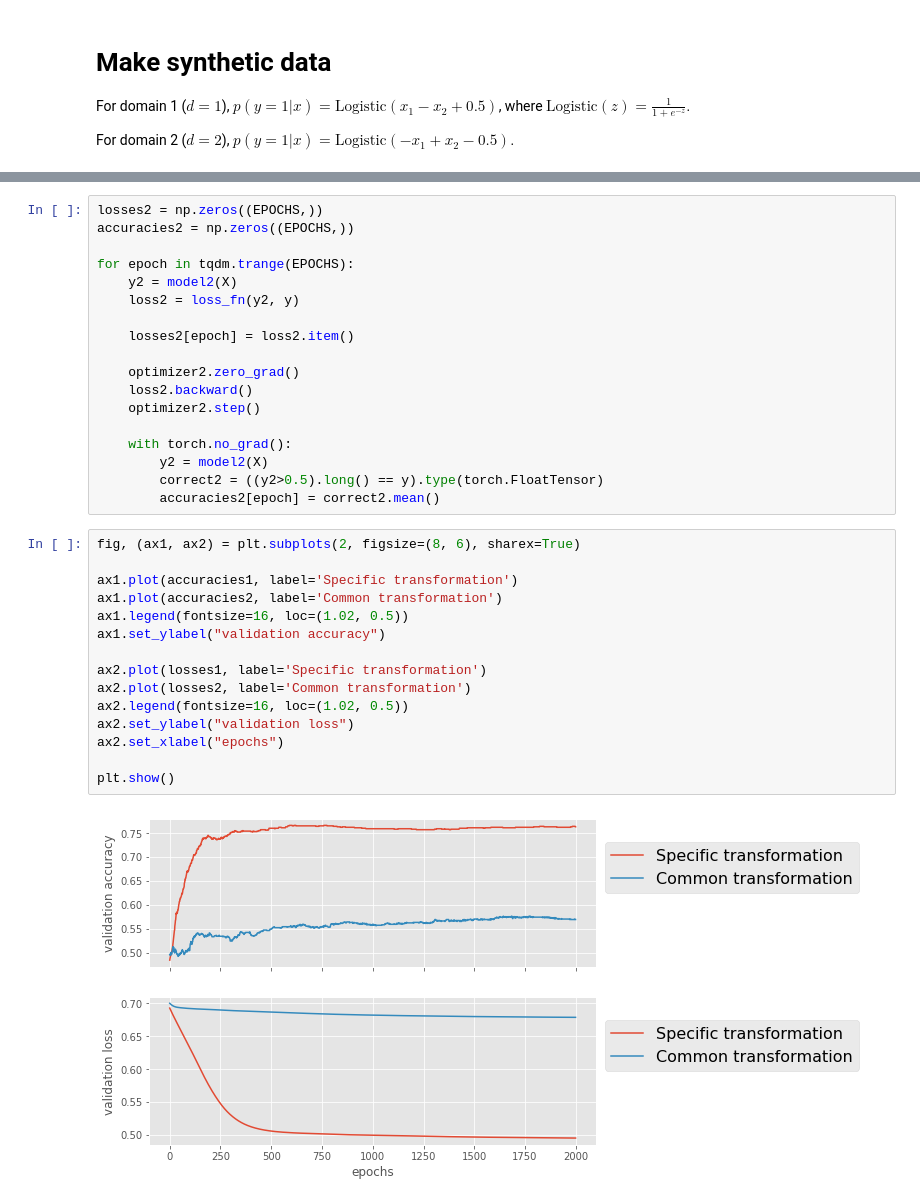
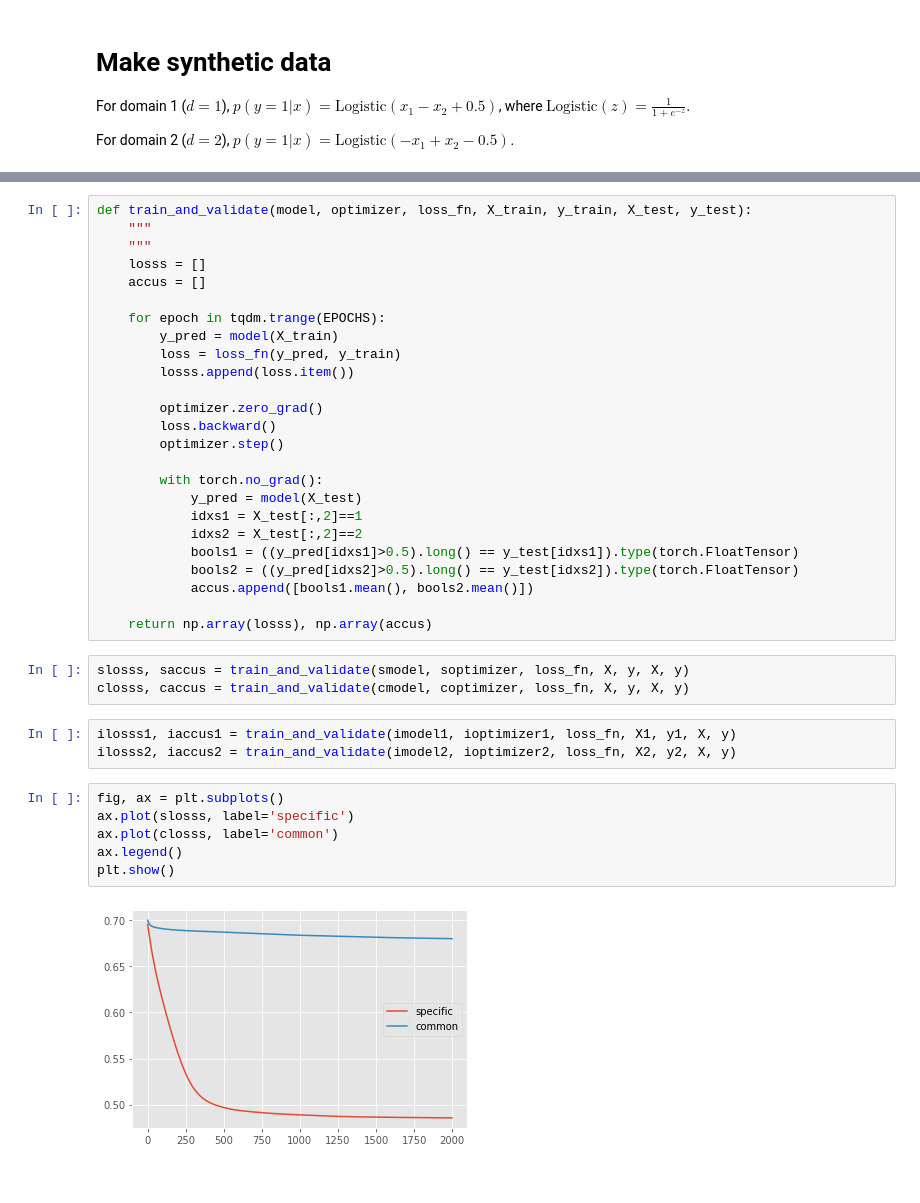
Before and after one commit to leihuang/scrapbook, a Jupyter notebook: ConsortiumSimulation.ipynb, the cells around one changed output, grey strips where cells are left out. Cells and saved outputs as stored; diff of their text form.

```diff
--- a/ConsortiumSimulation.ipynb
+++ b/ConsortiumSimulation.ipynb
@@ -115,35 +117,39 @@ for epoch in tqdm.trange(EPOCHS):
-# %%
-losses2 = np.zeros((EPOCHS,))
-accuracies2 = np.zeros((EPOCHS,))
-
-for epoch in tqdm.trange(EPOCHS):
-    y2 = model2(X)
-    loss2 = loss_fn(y2, y)
-
-    losses2[epoch] = loss2.item()
-
-    optimizer2.zero_grad()
-    loss2.backward()
-    optimizer2.step()
-
-    with torch.no_grad():
-        y2 = model2(X)
-        correct2 = ((y2>0.5).long() == y).type(torch.FloatTensor)
-        accuracies2[epoch] = correct2.mean()
-# %%
-fig, (ax1, ax2) = plt.subplots(2, figsize=(8, 6), sharex=True)
-
-ax1.plot(accuracies1, label='Specific transformation')
-ax1.plot(accuracies2, label='Common transformation')
-ax1.legend(fontsize=16, loc=(1.02, 0.5))
-ax1.set_ylabel("validation accuracy")
-
-ax2.plot(losses1, label='Specific transformation')
-ax2.plot(losses2, label='Common transformation')
-ax2.legend(fontsize=16, loc=(1.02, 0.5))
-ax2.set_ylabel("validation loss")
-ax2.set_xlabel("epochs")
-
-plt.show()
-# %% [output]
-[figure, removed]
+# %%
+def train_and_validate(model, optimizer, loss_fn, X_train, y_train, X_test, y_test):
+    """
+    """
+    losss = []
+    accus = []
+
+    for epoch in tqdm.trange(EPOCHS):
+        y_pred = model(X_train)
+        loss = loss_fn(y_pred, y_train)
+        losss.append(loss.item())
+
+        optimizer.zero_grad()
+        loss.backward()
+        optimizer.step()
+
+        with torch.no_grad():
+            y_pred = model(X_test)
+            idxs1 = X_test[:,2]==1
+            idxs2 = X_test[:,2]==2
+            bools1 = ((y_pred[idxs1]>0.5).long() == y_test[idxs1]).type(torch.FloatTensor)
+            bools2 = ((y_pred[idxs2]>0.5).long() == y_test[idxs2]).type(torch.FloatTensor)
+            accus.append([bools1.mean(), bools2.mean()])
+
+    return np.array(losss), np.array(accus)
+# %%
+slosss, saccus = train_and_validate(smodel, soptimizer, loss_fn, X, y, X, y)
+closss, caccus = train_and_validate(cmodel, coptimizer, loss_fn, X, y, X, y)
+# %%
+ilosss1, iaccus1 = train_and_validate(imodel1, ioptimizer1, loss_fn, X1, y1, X, y)
+ilosss2, iaccus2 = train_and_validate(imodel2, ioptimizer2, loss_fn, X2, y2, X, y)
+# %%
+fig, ax = plt.subplots()
+ax.plot(slosss, label='specific')
+ax.plot(closss, label='common')
+ax.legend()
+plt.show()
+# %% [output]
+[figure, added]
```
Also changed, not shown: parts of 6 cells of this notebook.
